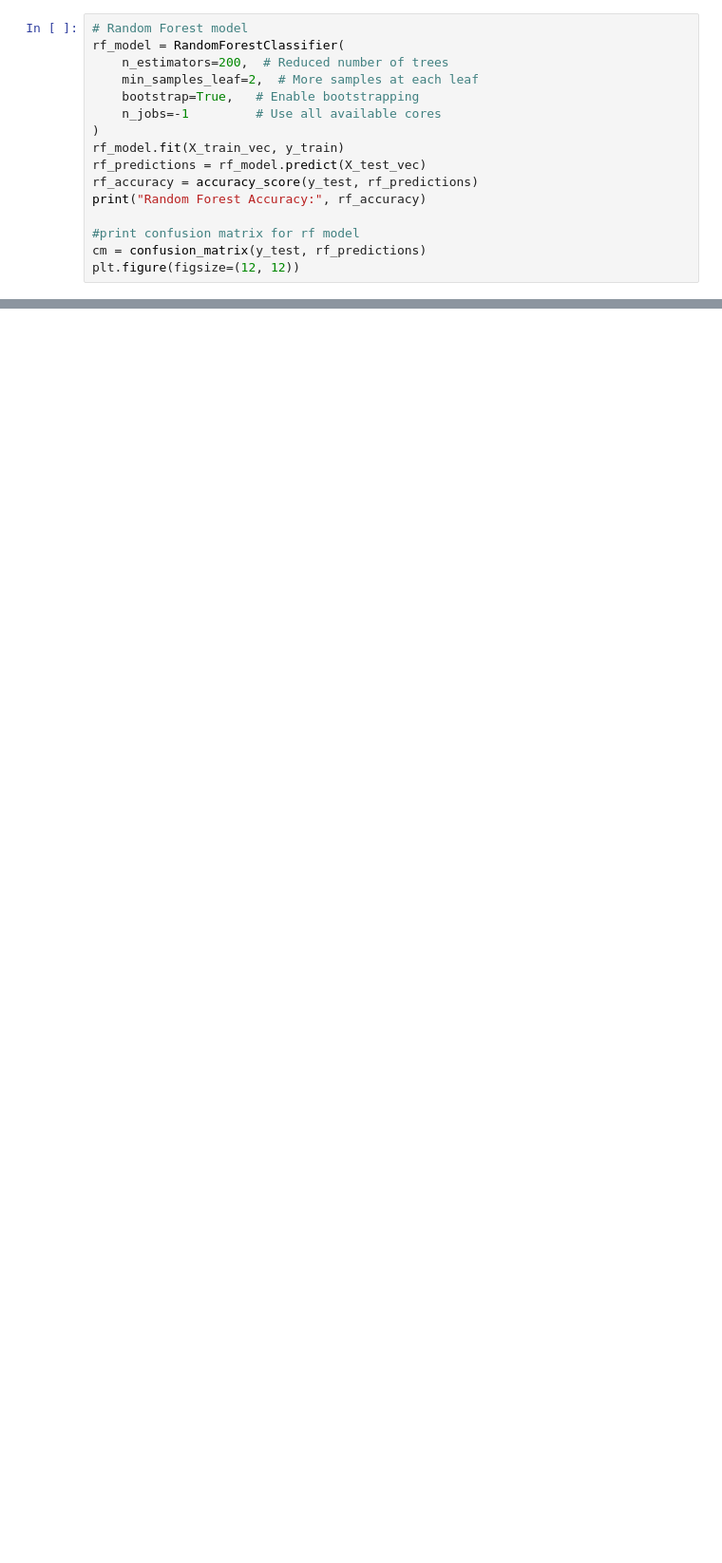
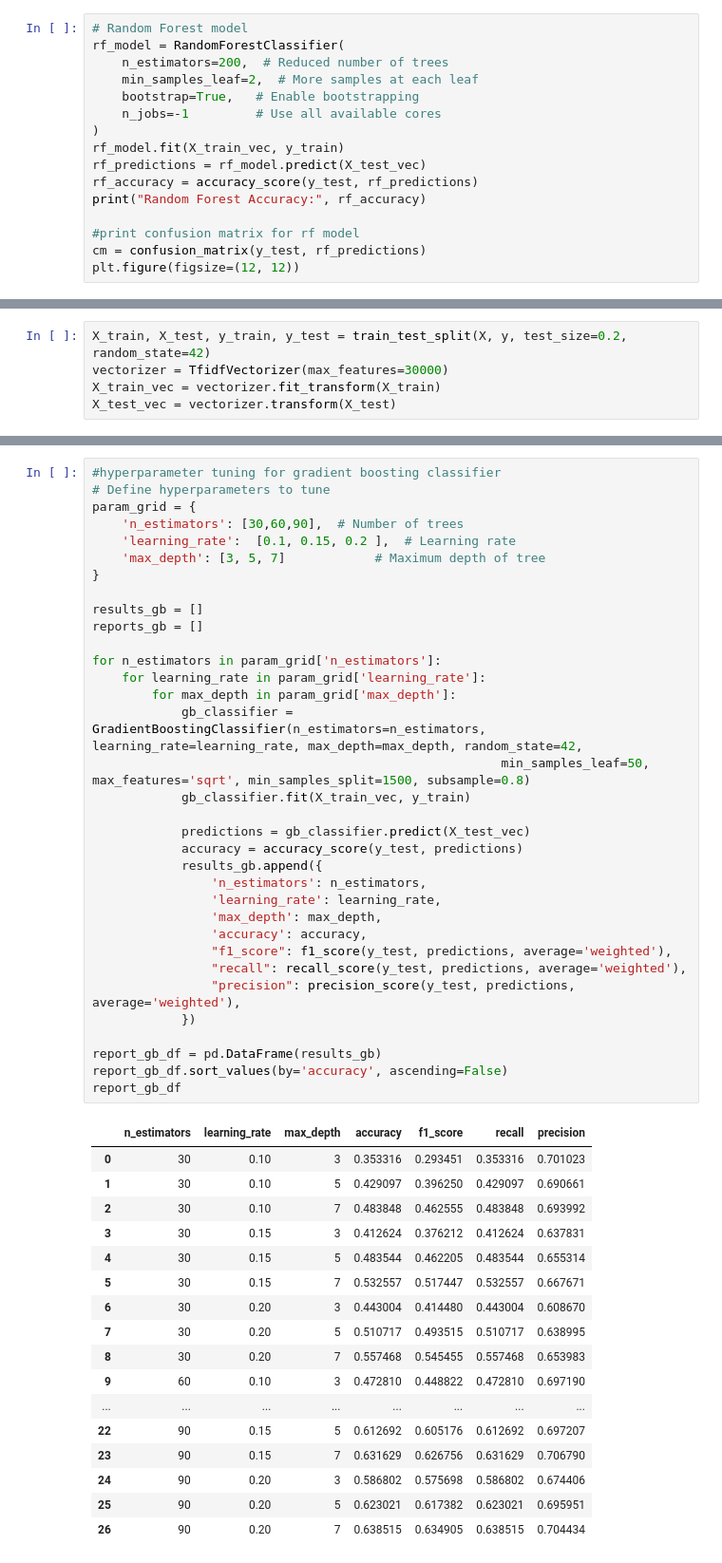
Before and after one commit to anapoklukar/text-classification-assignment, a Jupyter notebook: assignment2.ipynb, the cells around one changed output, grey strips where cells are left out. Shown: that part at 95% size. Cells and saved outputs as stored; diff of their text form; blank space fills up the shorter version.

```diff
--- a/assignment2.ipynb
+++ b/assignment2.ipynb
@@ -355,0 +483,5 @@ KeyboardInterrupt:
+# %%
+X_train, X_test, y_train, y_test = train_test_split(X, y, test_size=0.2, random_state=42)
+vectorizer = TfidfVectorizer(max_features=30000)
+X_train_vec = vectorizer.fit_transform(X_train)
+X_test_vec = vectorizer.transform(X_test)
@@ -355,0 +529,52 @@ KeyboardInterrupt:
+# %%
+#hyperparameter tuning for gradient boosting classifier
+# Define hyperparameters to tune
+param_grid = {
+    'n_estimators': [30,60,90],  # Number of trees
+    'learning_rate':  [0.1, 0.15, 0.2 ],  # Learning rate
+    'max_depth': [3, 5, 7]            # Maximum depth of tree
+}
+
+results_gb = []
+reports_gb = []
+
+for n_estimators in param_grid['n_estimators']:
+    for learning_rate in param_grid['learning_rate']:
+        for max_depth in param_grid['max_depth']:
+            gb_classifier = GradientBoostingClassifier(n_estimators=n_estimators, learning_rate=learning_rate, max_depth=max_depth, random_state=42,
+                                                       min_samples_leaf=50, max_features='sqrt', min_samples_split=1500, subsample=0.8)
+            gb_classifier.fit(X_train_vec, y_train)
+
+            predictions = gb_classifier.predict(X_test_vec)
+            accuracy = accuracy_score(y_test, predictions)
+            results_gb.append({
+                'n_estimators': n_estimators,
+                'learning_rate': learning_rate,
+                'max_depth': max_depth,
+                'accuracy': accuracy,
+                "f1_score": f1_score(y_test, predictions, average='weighted'),
+                "recall": recall_score(y_test, predictions, average='weighted'),
+                "precision": precision_score(y_test, predictions, average='weighted'),
+            })
+
+report_gb_df = pd.DataFrame(results_gb)
+report_gb_df.sort_values(by='accuracy', ascending=False)
+report_gb_df
+# %% [output]
+|  | n_estimators | learning_rate | max_depth | accuracy | f1_score | recall | precision |
+| 0 | 30 | 0.10 | 3 | 0.353316 | 0.293451 | 0.353316 | 0.701023 |
+| 1 | 30 | 0.10 | 5 | 0.429097 | 0.396250 | 0.429097 | 0.690661 |
+| 2 | 30 | 0.10 | 7 | 0.483848 | 0.462555 | 0.483848 | 0.693992 |
+| 3 | 30 | 0.15 | 3 | 0.412624 | 0.376212 | 0.412624 | 0.637831 |
+| 4 | 30 | 0.15 | 5 | 0.483544 | 0.462205 | 0.483544 | 0.655314 |
+| 5 | 30 | 0.15 | 7 | 0.532557 | 0.517447 | 0.532557 | 0.667671 |
+| 6 | 30 | 0.20 | 3 | 0.443004 | 0.414480 | 0.443004 | 0.608670 |
+| 7 | 30 | 0.20 | 5 | 0.510717 | 0.493515 | 0.510717 | 0.638995 |
+| 8 | 30 | 0.20 | 7 | 0.557468 | 0.545455 | 0.557468 | 0.653983 |
+| 9 | 60 | 0.10 | 3 | 0.472810 | 0.448822 | 0.472810 | 0.697190 |
+| ... | ... | ... | ... | ... | ... | ... | ... |
+| 22 | 90 | 0.15 | 5 | 0.612692 | 0.605176 | 0.612692 | 0.697207 |
+| 23 | 90 | 0.15 | 7 | 0.631629 | 0.626756 | 0.631629 | 0.706790 |
+| 24 | 90 | 0.20 | 3 | 0.586802 | 0.575698 | 0.586802 | 0.674406 |
+| 25 | 90 | 0.20 | 5 | 0.623021 | 0.617382 | 0.623021 | 0.695951 |
+| 26 | 90 | 0.20 | 7 | 0.638515 | 0.634905 | 0.638515 | 0.704434 |
```
Also changed, not shown: parts of 35 cells of this notebook, 2 other files.
